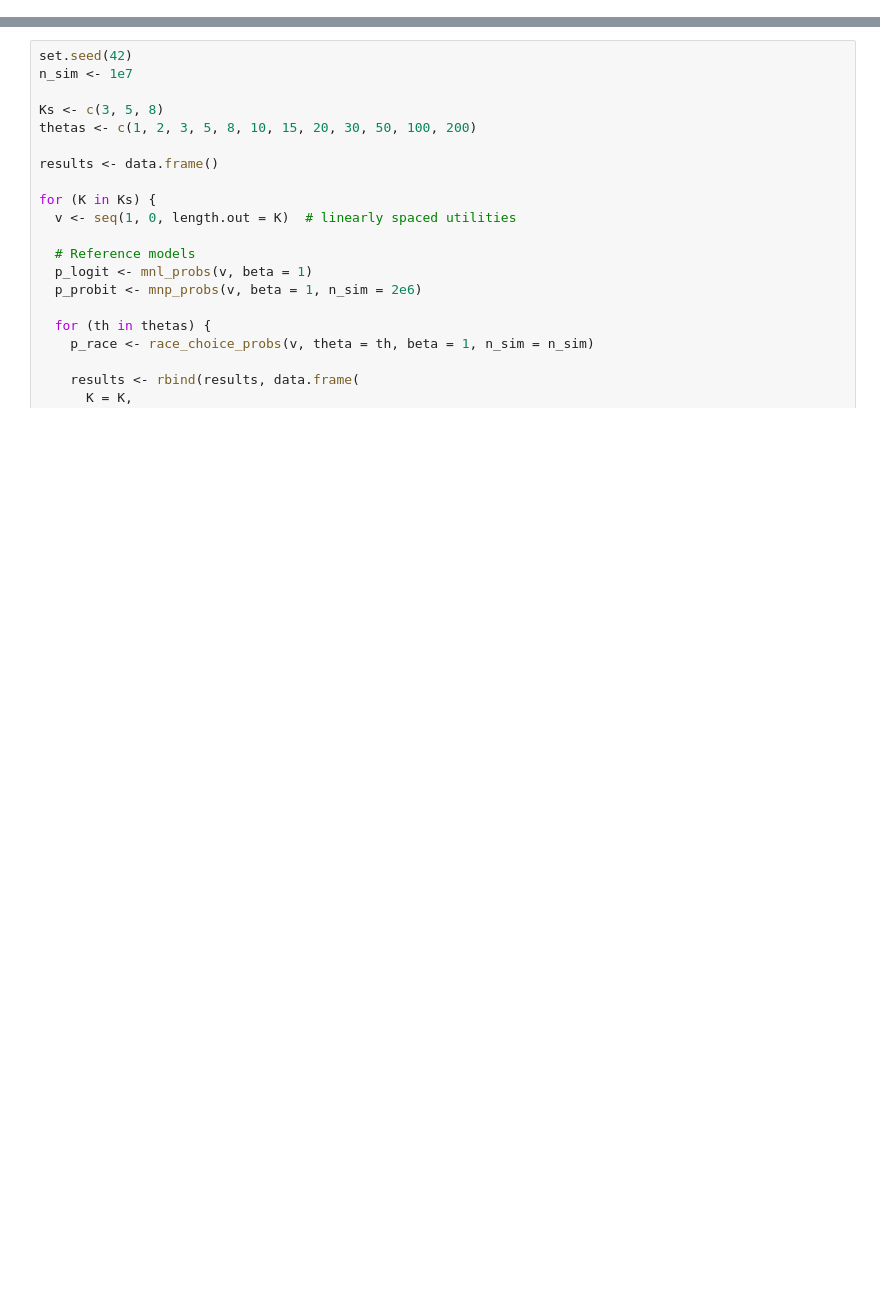
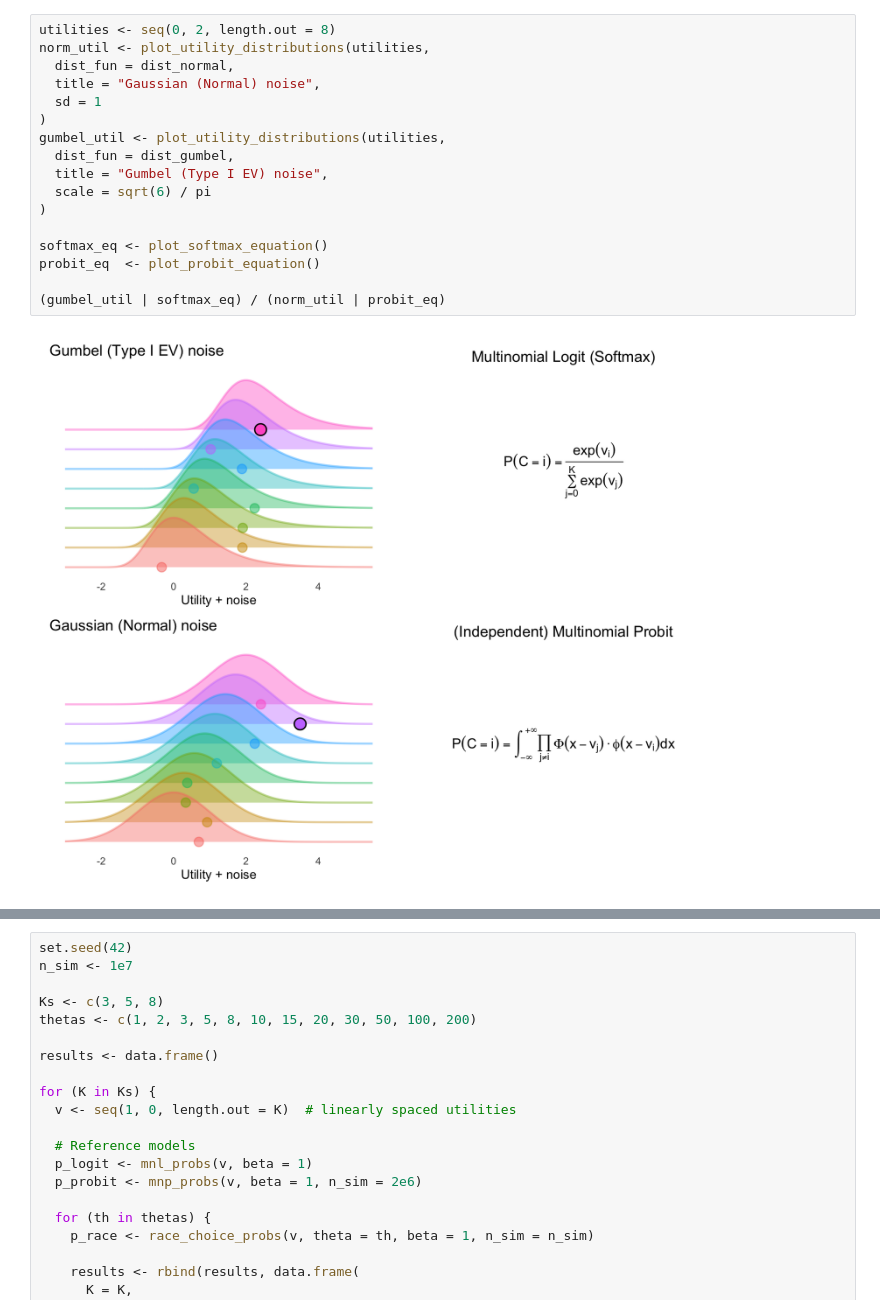
Before and after one commit to venpopov/logit-probit-poisson-rum, a Jupyter notebook: index.embed.ipynb, the cells around one changed output, grey strips where cells are left out. Cells and saved outputs as stored; diff of their text form; blank space fills up the shorter version.

```diff
--- a/index.embed.ipynb
+++ b/index.embed.ipynb
@@ -231,0 +39,19 @@ Because logit and probit are themselves numerically close under variance matchin
+# %%
+utilities <- seq(0, 2, length.out = 8)
+norm_util <- plot_utility_distributions(utilities,
+  dist_fun = dist_normal,
+  title = "Gaussian (Normal) noise",
+  sd = 1
+)
+gumbel_util <- plot_utility_distributions(utilities,
+  dist_fun = dist_gumbel,
+  title = "Gumbel (Type I EV) noise",
+  scale = sqrt(6) / pi
+)
+
+softmax_eq <- plot_softmax_equation()
+probit_eq  <- plot_probit_equation()
+
+(gumbel_util | softmax_eq) / (norm_util | probit_eq)
+# %% [output]
+[figure, added]
```
Also changed, not shown: parts of 25 cells of this notebook, 16 other files.
